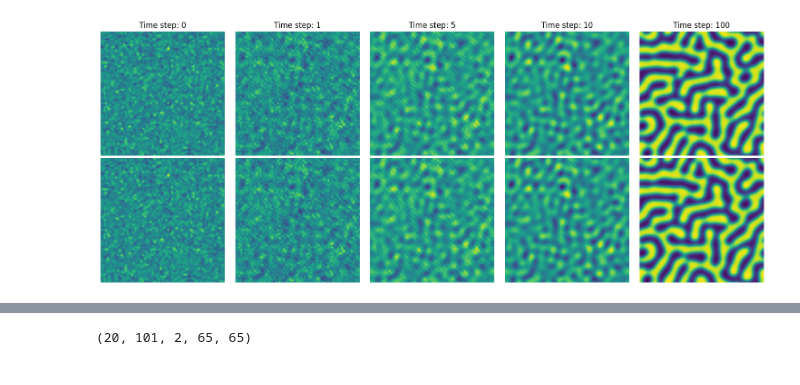
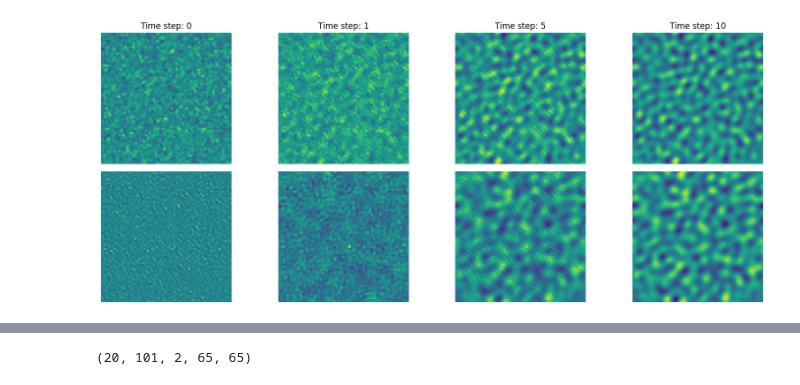
Before and after one commit to NanxiiChen/PF-PINO, a Jupyter notebook: spinodal_decomp/make_dataset.ipynb, the cells around one changed output, grey strips where cells are left out. Cells and saved outputs as stored; diff of their text form; code cells hidden in the pictures.

```diff
--- a/spinodal_decomp/make_dataset.ipynb
+++ b/spinodal_decomp/make_dataset.ipynb
@@ -4,35 +4,35 @@ import matplotlib.pyplot as plt
 # %%
 save_dir = "./data"
 solutions = np.load(f"{save_dir}/train_valid/solutions_grid.npy")
 mesh = np.load(f"{save_dir}/train_valid/mesh_grid_coords.npy")
 mesh = np.transpose(mesh, (2, 0, 1))
 meshx = mesh[0, :, :]
 meshy = mesh[1, :, :]
-tics = [0, 1, 5, 10, 100]
+tics = [0, 1, 5, 10,]
 
 fig, axes = plt.subplots(2, len(tics), figsize=(15, 6))
 for i, tic in enumerate(tics):
     ax = axes[0, i]
     im = ax.contourf(meshx, meshy, solutions[0, tic, 0, ...],
                      levels=50, cmap='viridis')
     ax.set_title(f'Time step: {tic}')
     ax.set_xlabel('X')
     ax.set_ylabel('Y')
     # fig.colorbar(im, ax=ax)
     ax.set_aspect('equal')
     ax.set_axis_off()
 
     ax = axes[1, i]
-    im = ax.contourf(meshx, meshy, solutions[0, tic, 0, ...],
+    im = ax.contourf(meshx, meshy, solutions[0, tic, 1, ...],
                      levels=50, cmap='viridis')
     ax.set_xlabel('X')
     ax.set_ylabel('Y')
     # fig.colorbar(im, ax=ax)
     ax.set_aspect('equal')
     ax.set_axis_off()
 fig.tight_layout()
 # %% [output]
-[figure, old version]
+[figure, new version]
 # %%
 solutions[0, 1, 1, ...].min(), solutions[0, 1, 1, ...].max()
 # %% [output]
```
Also changed, not shown: parts of 4 cells of this notebook, 6 other files.
